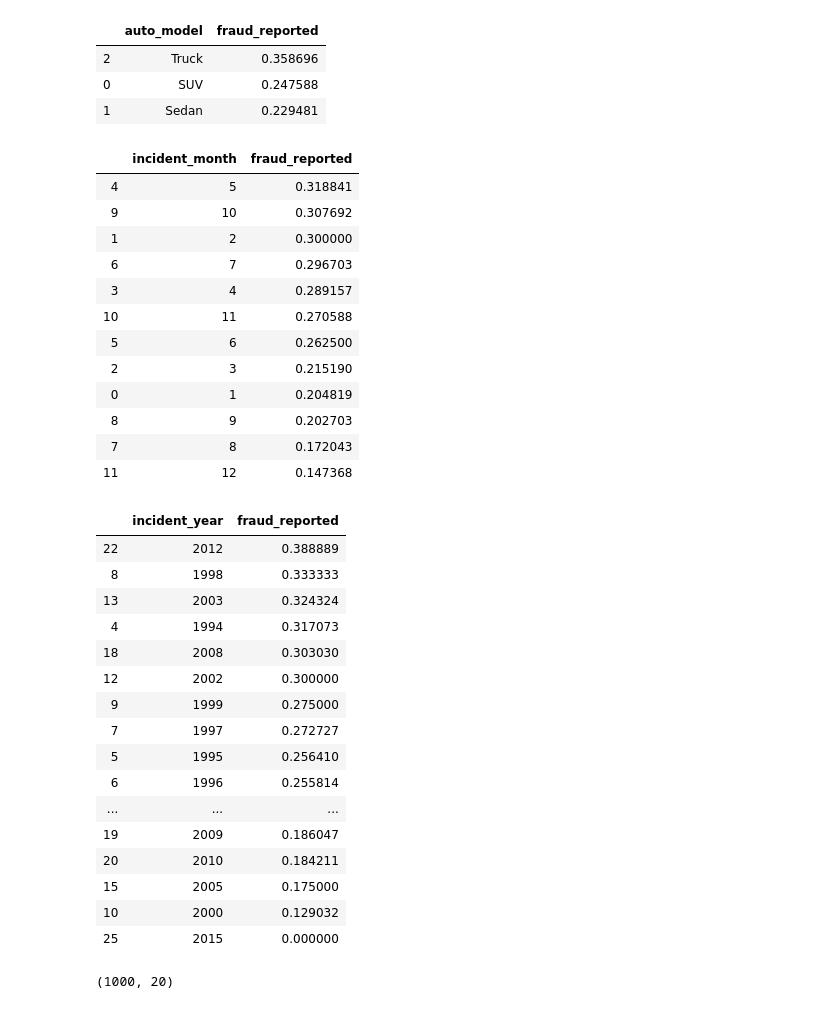
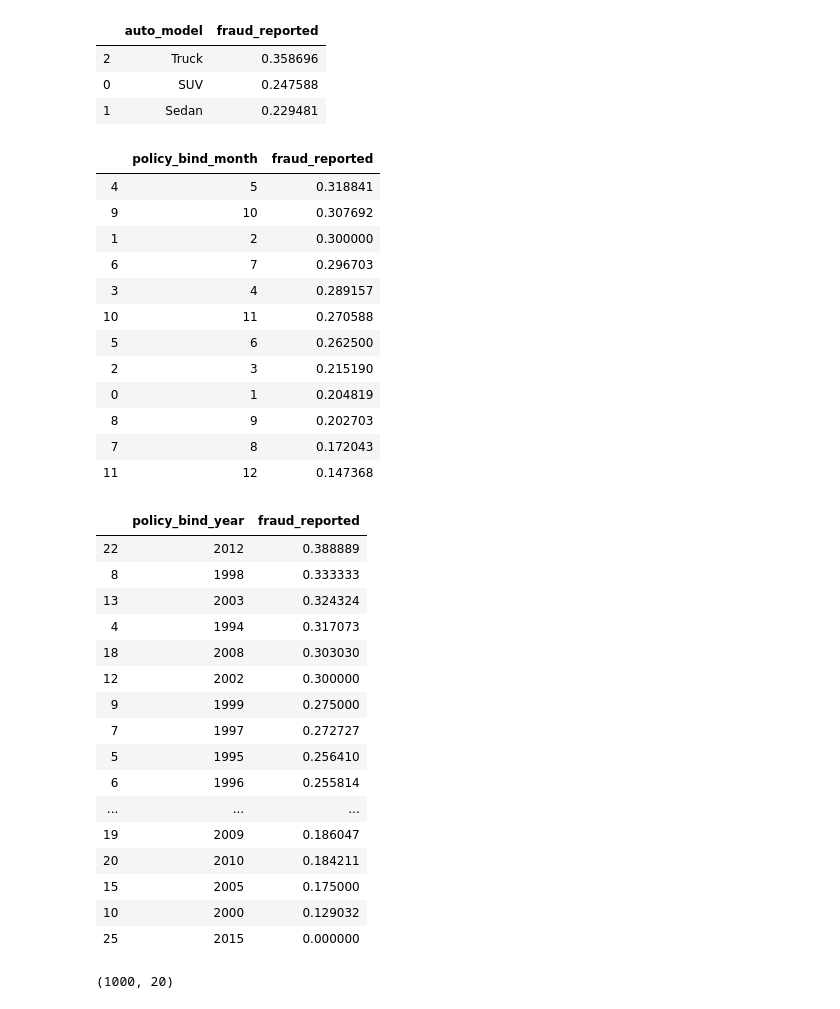
Before and after one commit to ArielJosephCohen/capstone, a Jupyter notebook: Notebook.ipynb, the cells around one changed output. Saved outputs shown, nothing was run; the diff lists cells and outputs as text; code cells hidden in the pictures.

```diff
--- a/Notebook.ipynb
+++ b/Notebook.ipynb
@@ -375,10 +375,10 @@ df['incident_month']=0
 df['incident_year']=0
 
 for i in range(len(df)):
-    df['policy_bind_month'][i]=int(str(df.incident_date[i]).split()[0][3:5])
-    df['policy_bind_year'][i]= int(str(df.incident_date[i]).split()[0][6:10])
-    df['incident_month'][i]= int(str(df.policy_bind_date[i]).split()[0][3:5])
-    df['incident_year'][i]= int(str(df.policy_bind_date[i]).split()[0][6:10])
+    df['policy_bind_month'][i]=int(str(df.policy_bind_date[i]).split()[0][3:5])
+    df['policy_bind_year'][i]= int(str(df.policy_bind_date[i]).split()[0][6:10])
+    df['incident_month'][i]= int(str(df.incident_date[i]).split()[0][3:5])
+    df['incident_year'][i]= int(str(df.incident_date[i]).split()[0][6:10])
 # %%
 # find unique auto models
 df.auto_model.unique()
@@ -893,10 +893,10 @@ model_df={'Sedan':1-0.229,'SUV':1-0.248,'Truck':1-0.359}
 df_cat.auto_model=df.auto_model.map(lambda x: model_df[x])
 # %%
 # find mean percent of reports where fraud occured by incident month
-df[['incident_month','fraud_reported']].groupby(['incident_month'],
+df[['policy_bind_month','fraud_reported']].groupby(['policy_bind_month'],
     as_index = False).mean().sort_values(by = 'fraud_reported', ascending = False)
 # %% [output]
-|  | incident_month | fraud_reported |
+|  | policy_bind_month | fraud_reported |
 | 4 | 5 | 0.318841 |
 | 9 | 10 | 0.307692 |
 | 1 | 2 | 0.300000 |
@@ -920,9 +920,9 @@ df_cat.incident_month=df.incident_month.map(lambda x: inc_month_dict[x])
 # %%
 # find mean percent of reports where fraud occured by incident year
-df[['incident_year','fraud_reported']].groupby(['incident_year'],
+df[['policy_bind_year','fraud_reported']].groupby(['policy_bind_year'],
     as_index = False).mean().sort_values(by = 'fraud_reported', ascending = False)
 # %% [output]
-|  | incident_year | fraud_reported |
+|  | policy_bind_year | fraud_reported |
 | 22 | 2012 | 0.388889 |
 | 8 | 1998 | 0.333333 |
 | 13 | 2003 | 0.324324 |
```
Also changed, not shown: parts of 17 cells of this notebook, 2 other files.
